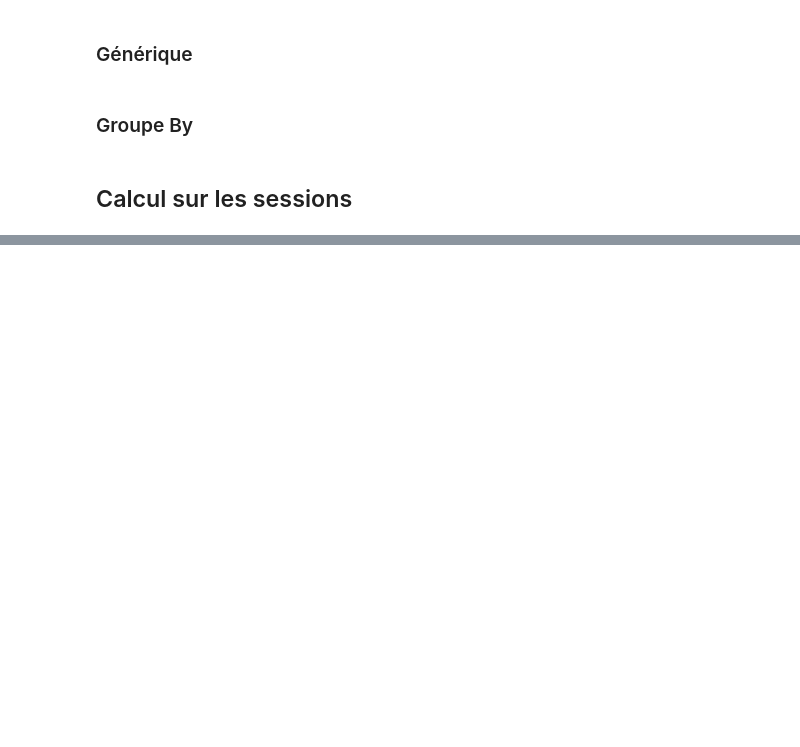
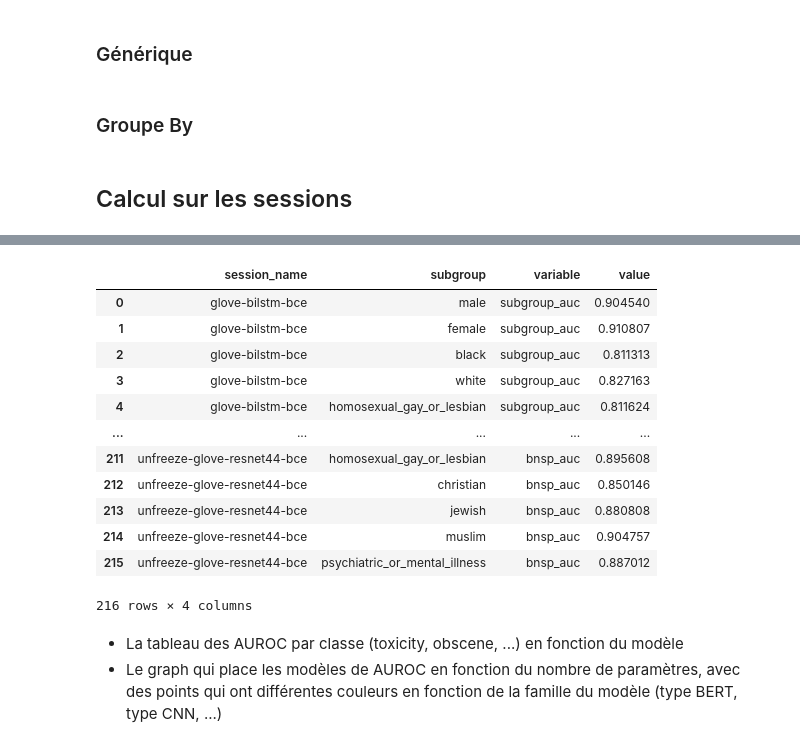
Before and after one commit to nigiva/hatespeech-detection-models, a Jupyter notebook: src/eval/create-graph.ipynb, the cells around one changed output, grey strips where cells are left out. Drawn from its saved outputs; the diff is of its cells as text; code cells hidden in the pictures; blank space fills up the shorter version.

```diff
--- a/src/eval/create-graph.ipynb
+++ b/src/eval/create-graph.ipynb
@@ -267,3 +262,8 @@ def perf_and_bias_metric_per_model(prediction_test_df : pd.DataFrame):
     result_metric_dict.update(generalized_auc_metric(identity_target_test_df, identity_prediction_test_df, SELECTED_IDENTITY_LIST, label))
 
     return pd.Series(result_metric_dict)
+# %%
+def identity_aur_per_sub_per_model(prediction_test_df):
+    label = "toxicity"
+    prediction_test_df = pd.concat([prediction_test_df, identity_target_test_df[IDENTITY_LIST]], axis=1)
+    return cal_bias_metric(identity_target_test_df, prediction_test_df, SELECTED_IDENTITY_LIST, label)
@@ -350,0 +455,20 @@ xlnet-bce & {\cellcolor[HTML]{197DB7}} \color[HTML]{F1F1F1} 0.839 & {\cellcolor[
+# %%
+identity_aur_per_sub_per_model_df = groupby_test_df.progress_apply(identity_aur_per_sub_per_model)
+identity_aur_per_sub_per_model_df.reset_index(inplace=True)
+identity_aur_per_sub_per_model_df = identity_aur_per_sub_per_model_df.melt(id_vars=["session_name", "subgroup"], value_vars=["subgroup_auc", "bpsn_auc", "bnsp_auc"])
+# %%
+identity_aur_per_sub_per_model_df
+# %% [output]
+|  | session_name | subgroup | variable | value |
+| 0 | glove-bilstm-bce | male | subgroup_auc | 0.904540 |
+| 1 | glove-bilstm-bce | female | subgroup_auc | 0.910807 |
+| 2 | glove-bilstm-bce | black | subgroup_auc | 0.811313 |
+| 3 | glove-bilstm-bce | white | subgroup_auc | 0.827163 |
+| 4 | glove-bilstm-bce | homosexual_gay_or_lesbian | subgroup_auc | 0.811624 |
+| ... | ... | ... | ... | ... |
+| 211 | unfreeze-glove-resnet44-bce | homosexual_gay_or_lesbian | bnsp_auc | 0.895608 |
+| 212 | unfreeze-glove-resnet44-bce | christian | bnsp_auc | 0.850146 |
+| 213 | unfreeze-glove-resnet44-bce | jewish | bnsp_auc | 0.880808 |
+| 214 | unfreeze-glove-resnet44-bce | muslim | bnsp_auc | 0.904757 |
+| 215 | unfreeze-glove-resnet44-bce | psychiatric_or_mental_illness | bnsp_auc | 0.887012 |
+216 rows × 4 columns
@@ -350,0 +505,3 @@ xlnet-bce & {\cellcolor[HTML]{197DB7}} \color[HTML]{F1F1F1} 0.839 & {\cellcolor[
+# %% [markdown]
+* La tableau des AUROC par classe (toxicity, obscene, ...) en fonction du modèle
+* Le graph qui place les modèles de AUROC en fonction du nombre de paramètres, avec des points qui ont différentes couleurs en fonction de la famille du modèle (type BERT, type CNN, ...)
```
Also changed, not shown: parts of 28 cells of this notebook, 2 other files.
